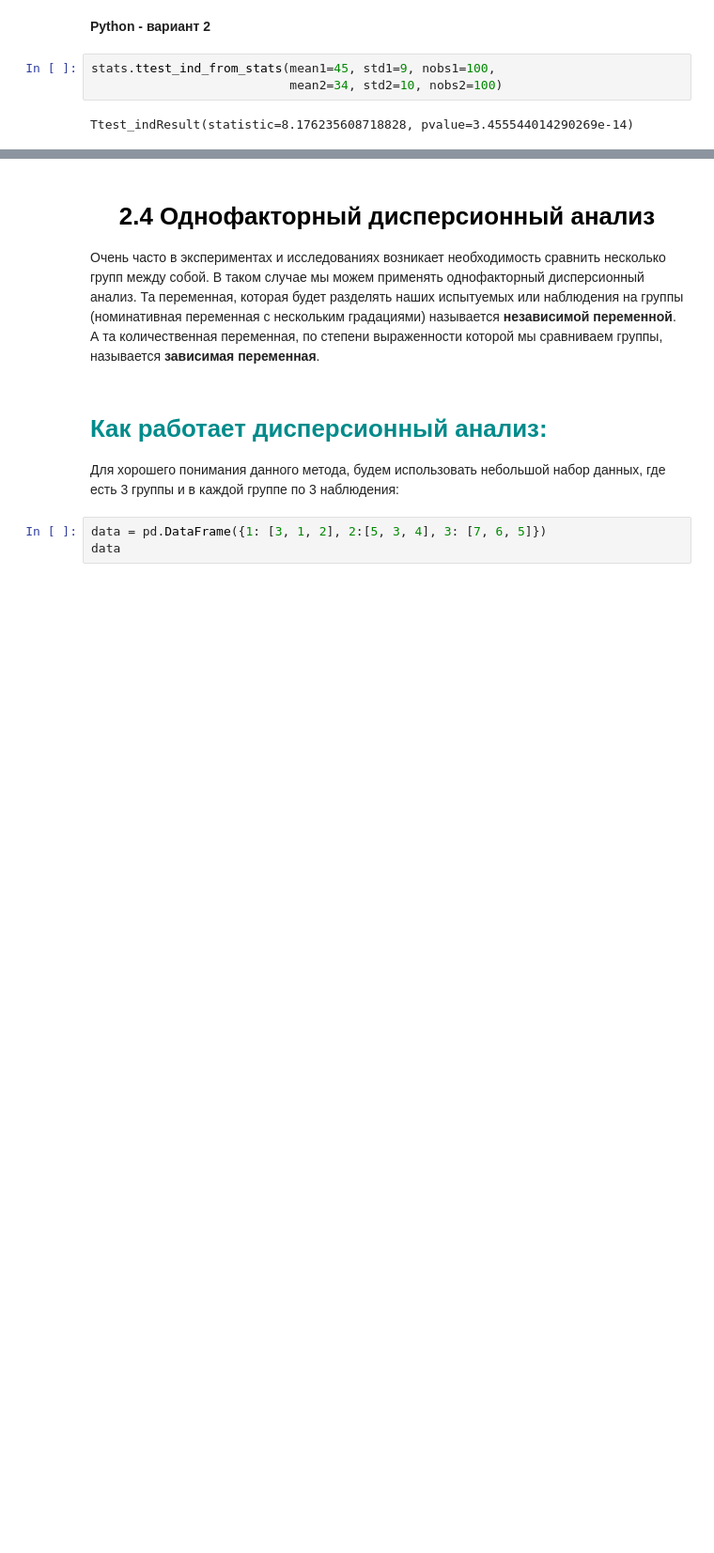
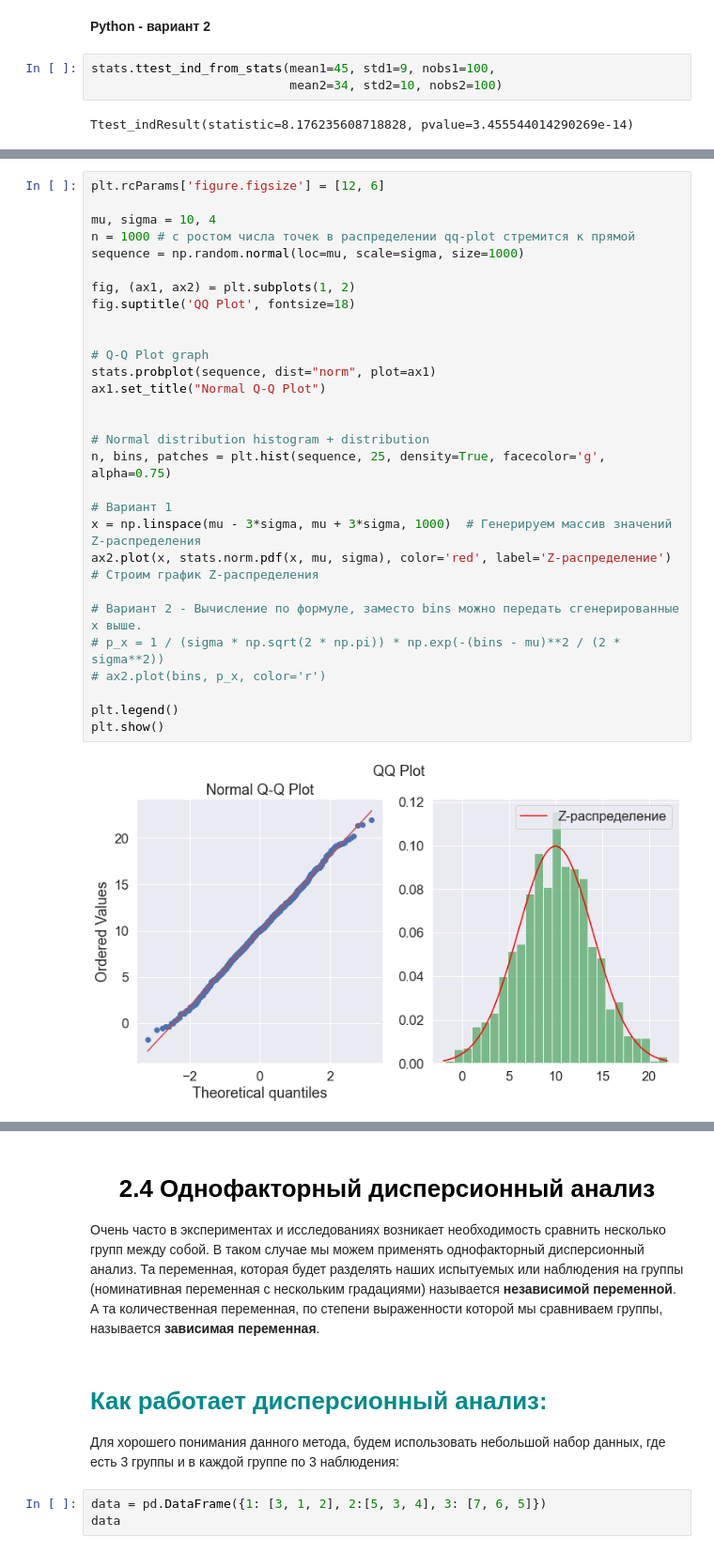
Before and after one commit to SciWake/Mathematics, a Jupyter notebook: Statistics_1_stepik/2_Comparison_of_averages.ipynb, the cells around one changed output, grey strips where cells are left out. Shown at 94% size. Drawn from its saved outputs; the diff is of its cells as text; blank space fills up the shorter version.

Commit message:
Add a distribution check for normality

```diff
--- a/Statistics_1_stepik/2_Comparison_of_averages.ipynb
+++ b/Statistics_1_stepik/2_Comparison_of_averages.ipynb
@@ -428,0 +437,31 @@ Ttest_indResult(statistic=8.176235608718828, pvalue=3.455544014290269e-14)
+# %%
+plt.rcParams['figure.figsize'] = [12, 6]
+
+mu, sigma = 10, 4
+n = 1000 # с ростом числа точек в распределении qq-plot стремится к прямой
+sequence = np.random.normal(loc=mu, scale=sigma, size=1000)
+
+fig, (ax1, ax2) = plt.subplots(1, 2)
+fig.suptitle('QQ Plot', fontsize=18)
+
+
+# Q-Q Plot graph
+stats.probplot(sequence, dist="norm", plot=ax1)
+ax1.set_title("Normal Q-Q Plot")
+
+
+# Normal distribution histogram + distribution
+n, bins, patches = plt.hist(sequence, 25, density=True, facecolor='g', alpha=0.75)
+
+# Вариант 1
+x = np.linspace(mu - 3*sigma, mu + 3*sigma, 1000)  # Генерируем массив значений Z-распределения
+ax2.plot(x, stats.norm.pdf(x, mu, sigma), color='red', label='Z-распределение')  # Строим график Z-распределения
+
+# Вариант 2 - Вычисление по формуле, заместо bins можно передать сгенерированные x выше.
+# p_x = 1 / (sigma * np.sqrt(2 * np.pi)) * np.exp(-(bins - mu)**2 / (2 * sigma**2))
+# ax2.plot(bins, p_x, color='r')
+
+plt.legend()
+plt.show()
+# %% [output]
+[figure, added]
```
Also changed, not shown: parts of 4 cells of this notebook.
